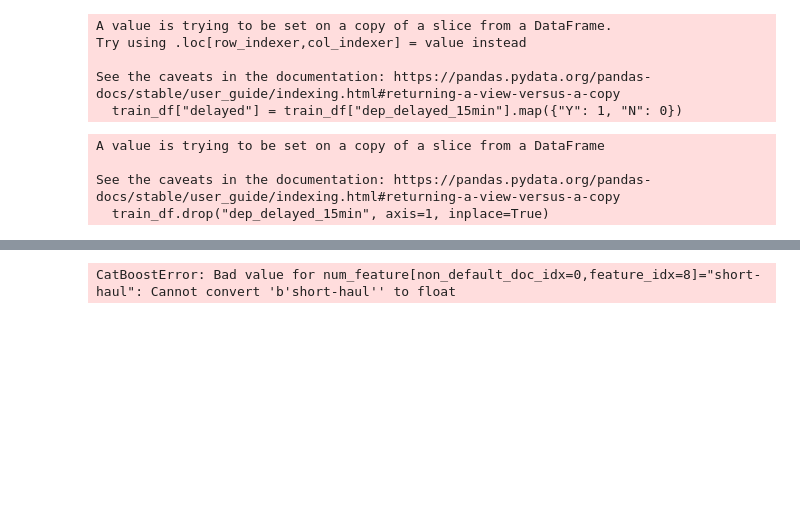
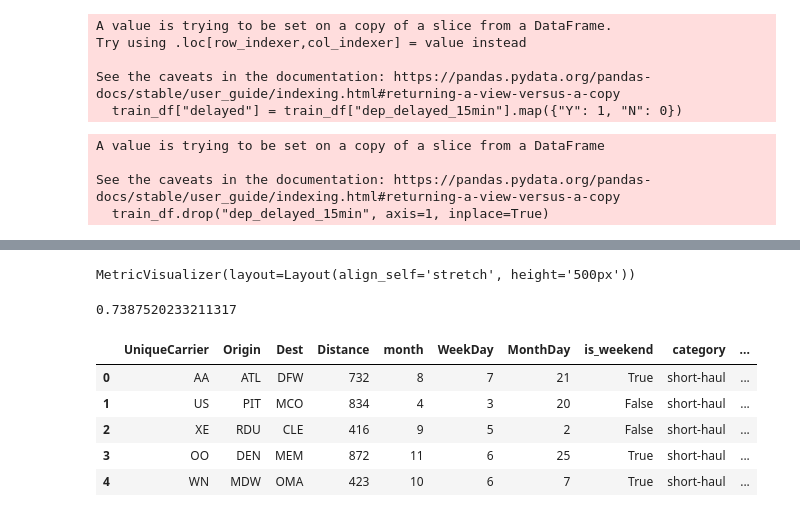
Before and after one commit to msnkr/kaggle_comps, a Jupyter notebook: Flight delays/Untitled.ipynb, the cells around one changed output, grey strips where cells are left out. Saved outputs shown, nothing was run; the diff lists cells and outputs as text; code cells hidden in the pictures; blank space fills up the shorter version.

```diff
--- a/Flight delays/Untitled.ipynb
+++ b/Flight delays/Untitled.ipynb
@@ -84,4 +94,4 @@ array([0, 1, 2, 4, 9], dtype=int64)
 # %%
-clf.fit(X_train, y_train, cat_features=[0, 1, 2, 4, 9], plot=True, verbose=False);
+clf.fit(X_train, y_train, cat_features=[0, 1, 2, 4,8, 9], plot=True, verbose=False);
 # %% [output]
-CatBoostError: Bad value for num_feature[non_default_doc_idx=0,feature_idx=8]="short-haul": Cannot convert 'b'short-haul'' to float
+MetricVisualizer(layout=Layout(align_self='stretch', height='500px'))
@@ -87,0 +100,13 @@ CatBoostError: Bad value for num_feature[non_default_doc_idx=0,feature_idx=8]="s
+# %%
+roc_auc_score(y_valid, y_preds)
+# %% [output]
+0.7387520233211317
+# %%
+X.head()
+# %% [output]
+|  | UniqueCarrier | Origin | Dest | Distance | month | WeekDay | MonthDay | is_weekend | category | ... |
+| 0 | AA | ATL | DFW | 732 | 8 | 7 | 21 | True | short-haul | ... |
+| 1 | US | PIT | MCO | 834 | 4 | 3 | 20 | False | short-haul | ... |
+| 2 | XE | RDU | CLE | 416 | 9 | 5 | 2 | False | short-haul | ... |
+| 3 | OO | DEN | MEM | 872 | 11 | 6 | 25 | True | short-haul | ... |
+| 4 | WN | MDW | OMA | 423 | 10 | 6 | 7 | True | short-haul | ... |
```
Also changed, not shown: parts of 25 cells of this notebook, 5 other files.
